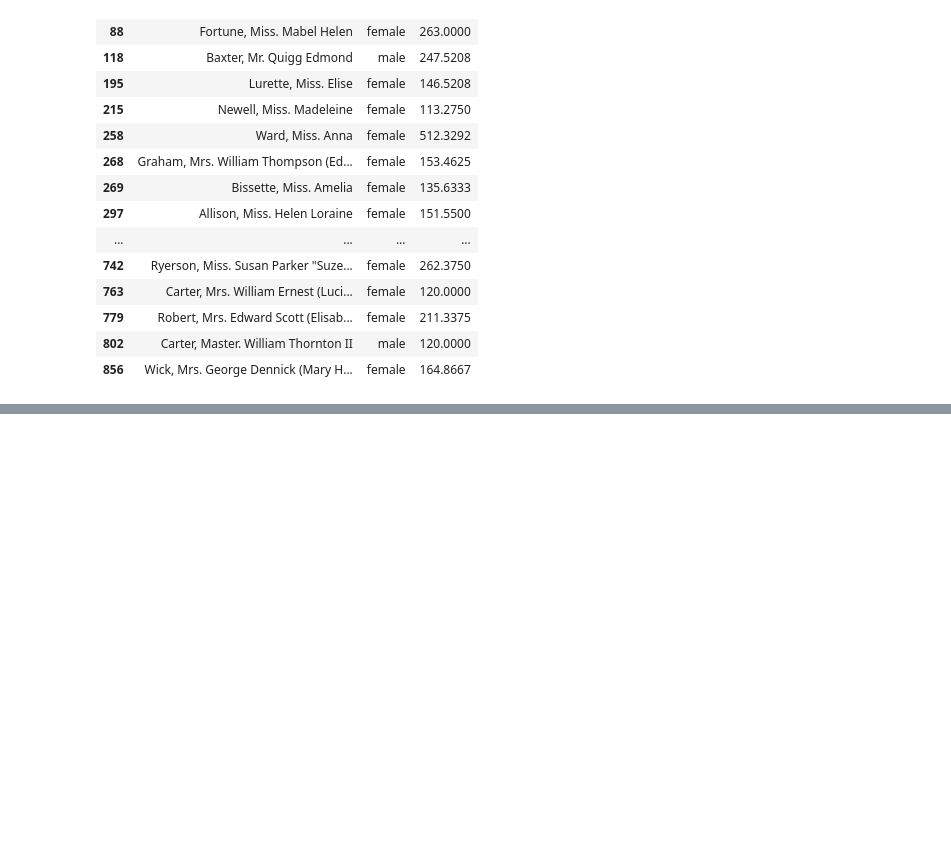
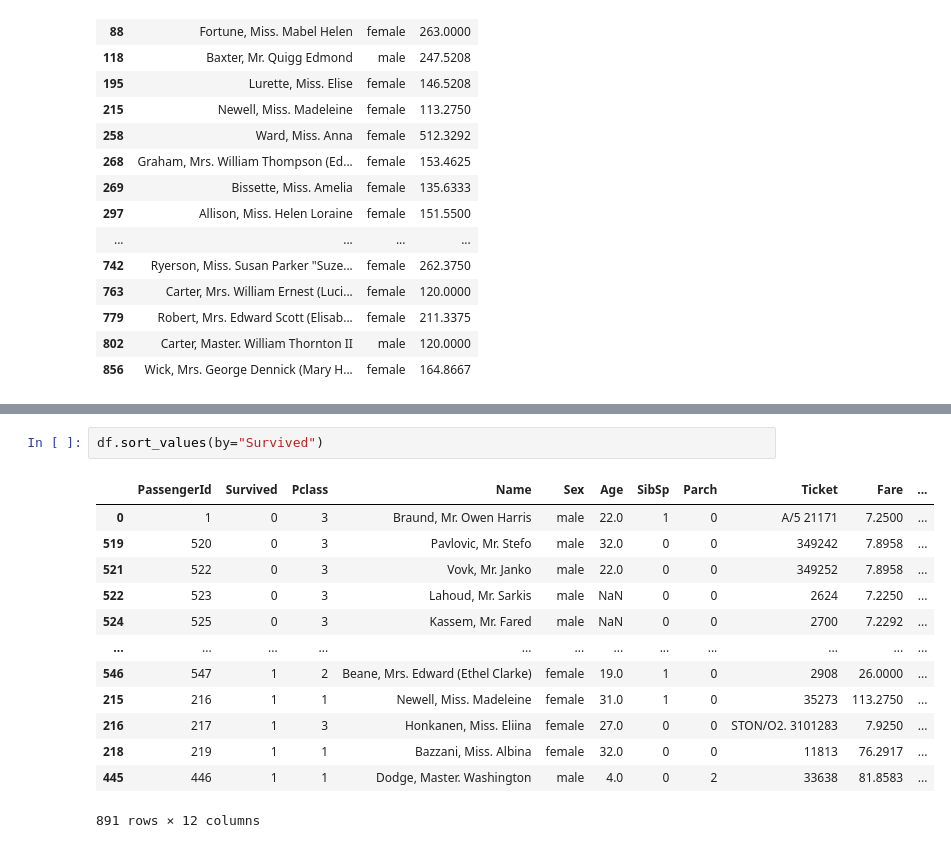
Before and after one commit to arsalanwani/Analytics, a Jupyter notebook: pandas/index.ipynb, the cells around one changed output, grey strips where cells are left out. Drawn from its saved outputs; the diff is of its cells as text; blank space fills up the shorter version.

```diff
--- a/pandas/index.ipynb
+++ b/pandas/index.ipynb
@@ -1532,0 +1699,16 @@ df[df['Fare']>100][['Name','Sex','Fare']]
+# %%
+df.sort_values(by="Survived")
+# %% [output]
+|  | PassengerId | Survived | Pclass | Name | Sex | Age | SibSp | Parch | Ticket | Fare | ... |
+| 0 | 1 | 0 | 3 | Braund, Mr. Owen Harris | male | 22.0 | 1 | 0 | A/5 21171 | 7.2500 | ... |
+| 519 | 520 | 0 | 3 | Pavlovic, Mr. Stefo | male | 32.0 | 0 | 0 | 349242 | 7.8958 | ... |
+| 521 | 522 | 0 | 3 | Vovk, Mr. Janko | male | 22.0 | 0 | 0 | 349252 | 7.8958 | ... |
+| 522 | 523 | 0 | 3 | Lahoud, Mr. Sarkis | male | NaN | 0 | 0 | 2624 | 7.2250 | ... |
+| 524 | 525 | 0 | 3 | Kassem, Mr. Fared | male | NaN | 0 | 0 | 2700 | 7.2292 | ... |
+| ... | ... | ... | ... | ... | ... | ... | ... | ... | ... | ... | ... |
+| 546 | 547 | 1 | 2 | Beane, Mrs. Edward (Ethel Clarke) | female | 19.0 | 1 | 0 | 2908 | 26.0000 | ... |
+| 215 | 216 | 1 | 1 | Newell, Miss. Madeleine | female | 31.0 | 1 | 0 | 35273 | 113.2750 | ... |
+| 216 | 217 | 1 | 3 | Honkanen, Miss. Eliina | female | 27.0 | 0 | 0 | STON/O2. 3101283 | 7.9250 | ... |
+| 218 | 219 | 1 | 1 | Bazzani, Miss. Albina | female | 32.0 | 0 | 0 | 11813 | 76.2917 | ... |
+| 445 | 446 | 1 | 1 | Dodge, Master. Washington | male | 4.0 | 0 | 2 | 33638 | 81.8583 | ... |
+891 rows × 12 columns
```
Also changed, not shown: parts of 37 cells of this notebook.
